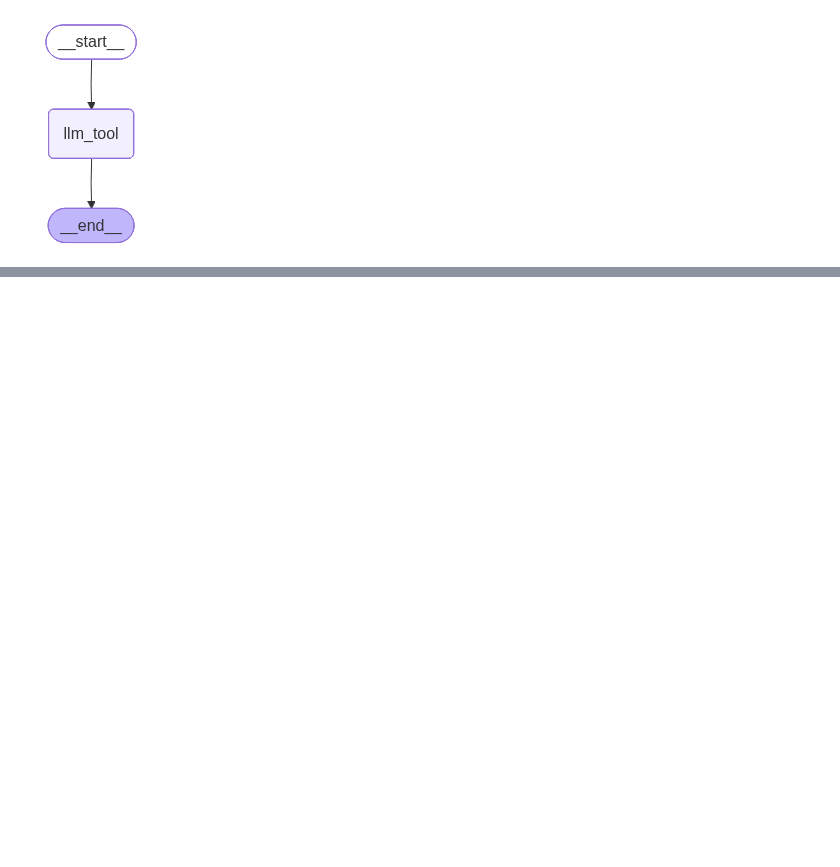
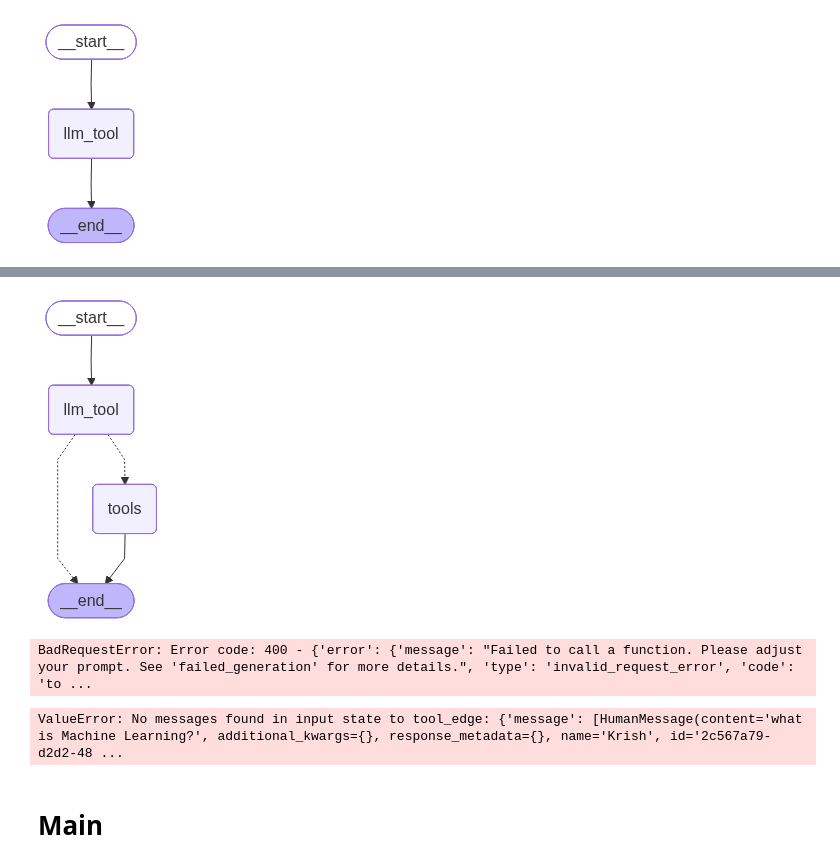
Before and after one commit to arnavbhatiamait/Agentic-Ai-and-Rag-Krish-naik, a Jupyter notebook: 14_Langgraph/5-Chains_using_Lnaggraph.ipynb, the cells around one changed output, grey strips where cells are left out. Cells and saved outputs as stored; diff of their text form; code cells hidden in the pictures; blank space fills up the shorter version.

```diff
--- a/14_Langgraph/5-Chains_using_Lnaggraph.ipynb
+++ b/14_Langgraph/5-Chains_using_Lnaggraph.ipynb
@@ -189,0 +227,43 @@ content='' additional_kwargs={} response_metadata={'model': 'llama3.2:latest', '
+# %%
+tools=[add]
+# %%
+from langgraph.prebuilt import ToolNode
+from langgraph.prebuilt import tools_condition
+builder=StateGraph(State)
+
+
+## Add nodes
+
+builder.add_node("llm_tool",llm_tool)
+builder.add_node("tools",ToolNode(tools))
+
+## Add Edge
+builder.add_edge(START,"llm_tool")
+builder.add_conditional_edges(
+    "llm_tool",
+    # If the latest message (result) from assistant is a tool call -> tools_condition routes to tools
+    # If the latest message (result) from assistant is a not a tool call -> tools_condition routes to END
+    tools_condition
+)
+builder.add_edge("tools",END)
+
+
+graph_builder = builder.compile()
+# %%
+display(Image(graph_builder.get_graph().draw_mermaid_png()))
+# %% [output]
+[figure, added]
+# %%
+messages=graph_builder.invoke({"message":HumanMessage(content="what is 2 plus 2", name="Krish")})
+for message in messages['message']:
+    message.pretty_print()
+# %% [output]
+BadRequestError: Error code: 400 - {'error': {'message': "Failed to call a function. Please adjust your prompt. See 'failed_generation' for more details.", 'type': 'invalid_request_error', 'code': 'to ...
+# %%
+messages=graph_builder.invoke({"message":HumanMessage(content="what is Machine Learning?", name="Krish")})
+for message in messages['message']:
+    message.pretty_print()
+# %% [output]
+ValueError: No messages found in input state to tool_edge: {'message': [HumanMessage(content='what is Machine Learning?', additional_kwargs={}, response_metadata={}, name='Krish', id='2c567a79-d2d2-48 ...
+# %% [markdown]
+# Main
```
Also changed, not shown: parts of 37 cells of this notebook.
